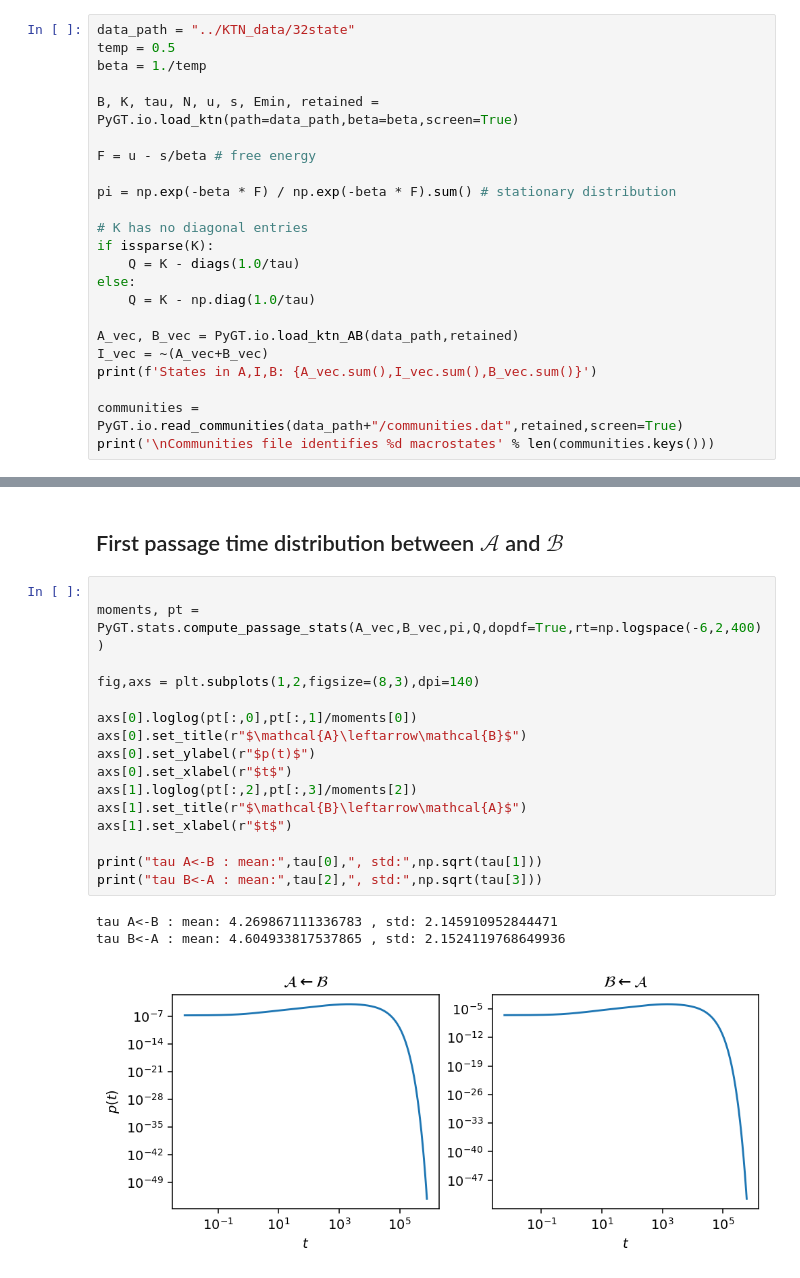
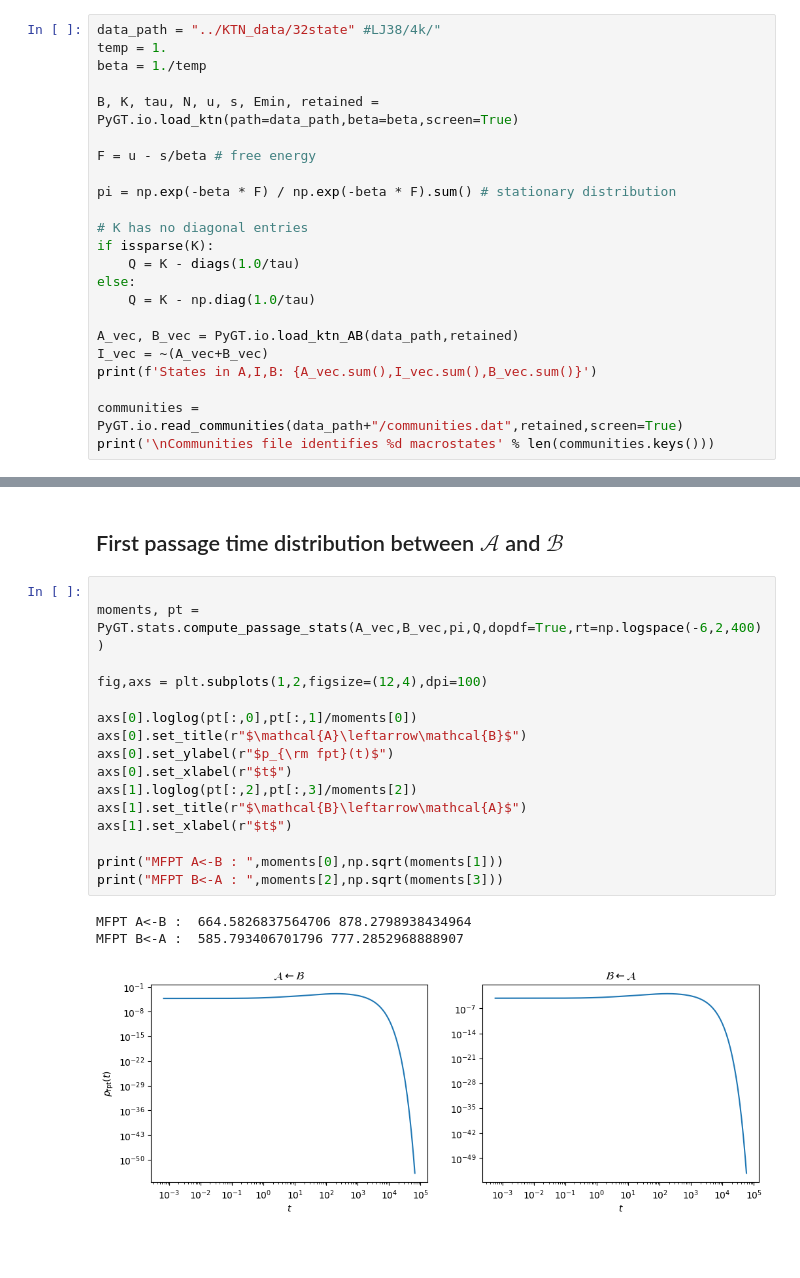
Before and after one commit to tomswinburne/PyGT, a Jupyter notebook: examples/basic_functions.ipynb, the cells around one changed output, grey strips where cells are left out. Saved outputs shown, nothing was run; the diff lists cells and outputs as text; blank space fills up the shorter version.

```diff
--- a/examples/basic_functions.ipynb
+++ b/examples/basic_functions.ipynb
@@ -28,8 +36,8 @@ Some technical details:
 
 <img src="32state.png" alt="Example KTN" width="400"/>
 # %%
-data_path = "../KTN_data/32state"
-temp = 0.5
+data_path = "../KTN_data/32state" #LJ38/4k/"
+temp = 1.
 beta = 1./temp
 
 B, K, tau, N, u, s, Emin, retained = PyGT.io.load_ktn(path=data_path,beta=beta,screen=True)
@@ -129,20 +145,20 @@ plt.tight_layout()
 # %%
 
 moments, pt = PyGT.stats.compute_passage_stats(A_vec,B_vec,pi,Q,dopdf=True,rt=np.logspace(-6,2,400))
 
-fig,axs = plt.subplots(1,2,figsize=(8,3),dpi=140)
+fig,axs = plt.subplots(1,2,figsize=(12,4),dpi=100)
 
 axs[0].loglog(pt[:,0],pt[:,1]/moments[0])
 axs[0].set_title(r"$\mathcal{A}\leftarrow\mathcal{B}$")
-axs[0].set_ylabel(r"$p(t)$")
+axs[0].set_ylabel(r"$p_{\rm fpt}(t)$")
 axs[0].set_xlabel(r"$t$")
 axs[1].loglog(pt[:,2],pt[:,3]/moments[2])
 axs[1].set_title(r"$\mathcal{B}\leftarrow\mathcal{A}$")
 axs[1].set_xlabel(r"$t$")
 
-print("tau A<-B : mean:",tau[0],", std:",np.sqrt(tau[1]))
-print("tau B<-A : mean:",tau[2],", std:",np.sqrt(tau[3]))
+print("MFPT A<-B : ",moments[0],np.sqrt(moments[1]))
+print("MFPT B<-A : ",moments[2],np.sqrt(moments[3]))
 # %% [output]
-tau A<-B : mean: 4.269867111336783 , std: 2.145910952844471
-tau B<-A : mean: 4.604933817537865 , std: 2.1524119768649936
+MFPT A<-B :  664.5826837564706 878.2798938434964
+MFPT B<-A :  585.793406701796 777.2852968888907
-[figure, old version]
+[figure, new version]
```
Also changed, not shown: parts of 11 cells of this notebook, 3 other files.
